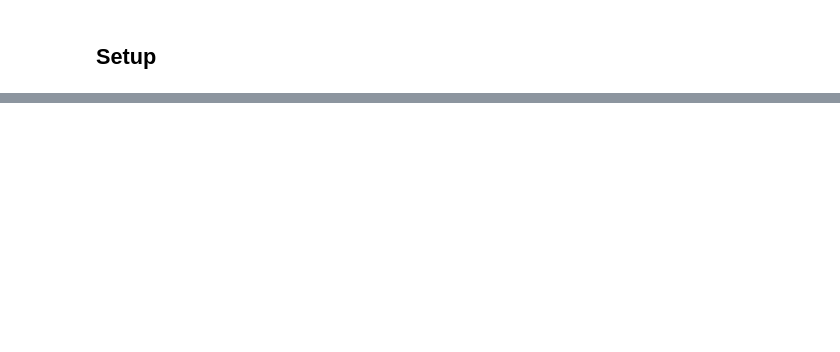
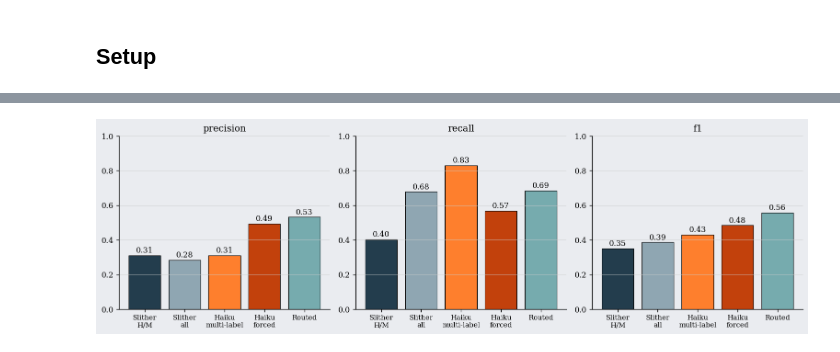
Before and after one commit to MohamedKhalidmk/AuditMind, a Jupyter notebook: notebooks/03_analysis.ipynb, the cells around one changed output, grey strips where cells are left out. Drawn from its saved outputs; the diff is of its cells as text; code cells hidden in the pictures; blank space fills up the shorter version.

Commit message:
add routed

```diff
--- a/notebooks/03_analysis.ipynb
+++ b/notebooks/03_analysis.ipynb
@@ -647,0 +60,27 @@ Slither-failure exclusions. Nothing in Stage 3 re-triggers a scan or an API call
+# %%
+THEMES = {
+    "slate": dict(bg="#F5F5F5", ink="#303841", muted="#76ABAE", hot="#FF5722"),
+    "navy":  dict(bg="#EAECF0", ink="#000000", muted="#233D4D", hot="#FE7F2D"),
+}
+T = THEMES["navy"]
+
+plt.rcParams.update({
+    "font.family": "serif",
+    "font.serif": ["Times New Roman", "Times", "DejaVu Serif"],
+    "figure.facecolor": T["bg"], "axes.facecolor": T["bg"],
+    "savefig.facecolor": T["bg"],
+    "text.color": T["ink"], "axes.labelcolor": T["ink"],
+    "xtick.color": T["ink"], "ytick.color": T["ink"], "axes.edgecolor": T["ink"],
+    "axes.grid": True, "grid.color": "#CCCCCC", "grid.linewidth": .5,
+    "axes.spines.top": False, "axes.spines.right": False,
+    "figure.dpi": 120,
+})
+
+COLOR = {"slither_hm": T["muted"], "slither_all": "#8FA6B2",
+         "haiku": T["hot"], "haiku_forced": "#C2410C",   # orange / dark orange
+         "routed": "#76ABAE"}                            # teal - the combination
+
+def bare(ax):
+    ax.grid(axis="x", visible=False)
+    return ax
+print(T)
@@ -647,0 +94,14 @@ Slither-failure exclusions. Nothing in Stage 3 re-triggers a scan or an API call
+# %%
+fig, axes = plt.subplots(1, 3, figsize=(13, 4))
+for ax, m in zip(axes, ["precision", "recall", "f1"]):
+    vals = [S["pooled"][a]["macro"][m] for a in ARMS]
+    ax.bar([TICK[a] for a in ARMS], vals,
+           color=[COLOR[a] for a in ARMS], edgecolor=T["ink"], linewidth=.7)
+    for i, v in enumerate(vals):
+        ax.text(i, v + .015, f"{v:.2f}", ha="center", fontsize=10, color=T["ink"])
+    ax.set_title(m, fontsize=12); ax.set_ylim(0, 1)
+    ax.tick_params(axis="x", labelsize=9)
+    bare(ax)
+plt.tight_layout(); plt.show()
+# %% [output]
+[figure, added]
```
Also changed, not shown: parts of 72 cells of this notebook, 7 other files.
